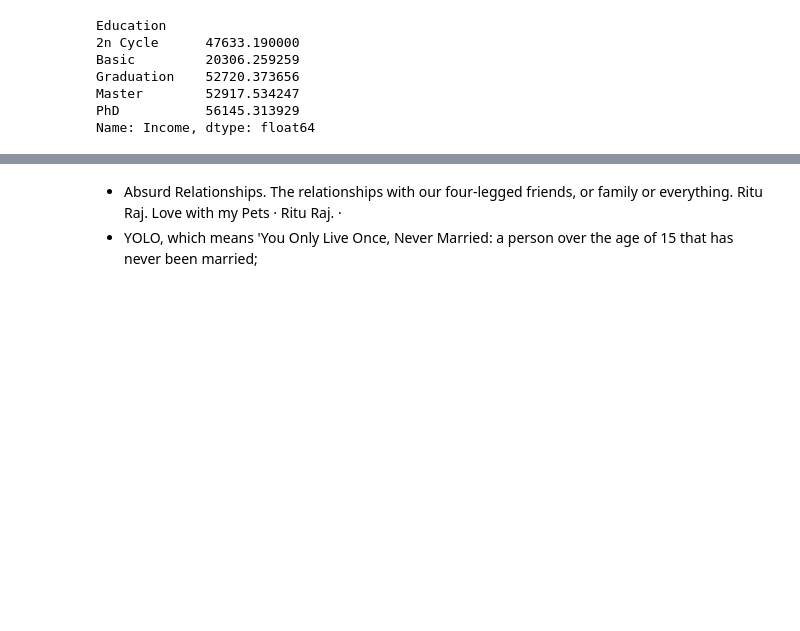
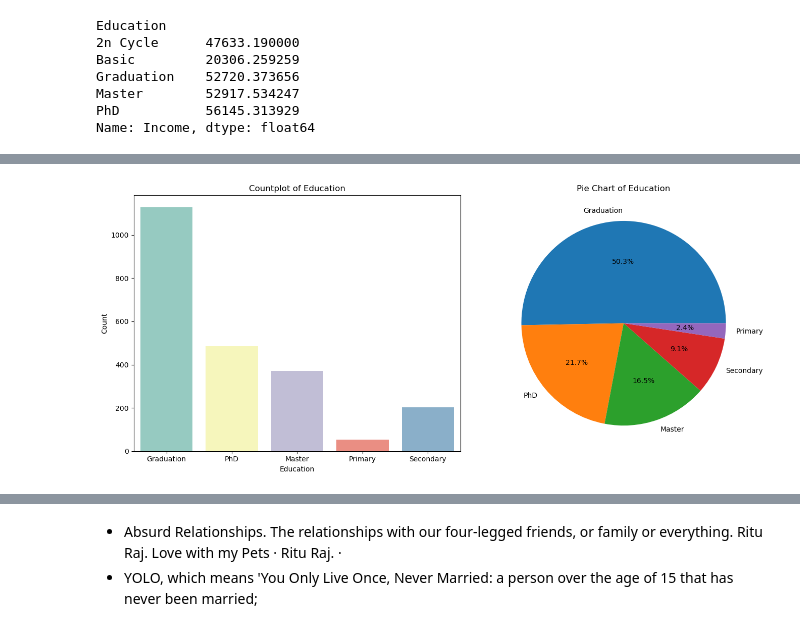
Before and after one commit to vijaycross/Customer-Personality-Analysis, a Jupyter notebook: Week 1 - EDA.ipynb, the cells around one changed output, grey strips where cells are left out. Saved outputs shown, nothing was run; the diff lists cells and outputs as text; code cells hidden in the pictures; blank space fills up the shorter version.

```diff
--- a/Week 1.ipynb
+++ b/Week 1 - EDA.ipynb
@@ -304,0 +334,23 @@ plt.show()
+# %%
+## Rename education values for better understanding
+df['Education'] = df['Education'].replace({'Basic': 'Primary', '2n Cycle': 'Secondary'})
+# %%
+# Create subplots
+fig, axes = plt.subplots(1, 2, figsize=(14, 6))
+
+# Create countplot
+sns.countplot(x="Education", data=df, palette="Set3", ax=axes[0])
+axes[0].grid(alpha=0.3)
+axes[0].set_title('Countplot of Education')
+axes[0].set_xlabel('Education')
+axes[0].set_ylabel('Count')
+
+# Create pie chart
+df['Education'].value_counts().plot(kind='pie', autopct='%1.1f%%', ax=axes[1])
+axes[1].set_title('Pie Chart of Education')
+axes[1].set_ylabel('')
+
+plt.tight_layout()
+plt.show()
+# %% [output]
+[figure, added]
```
Also changed, not shown: parts of 30 cells of this notebook.
